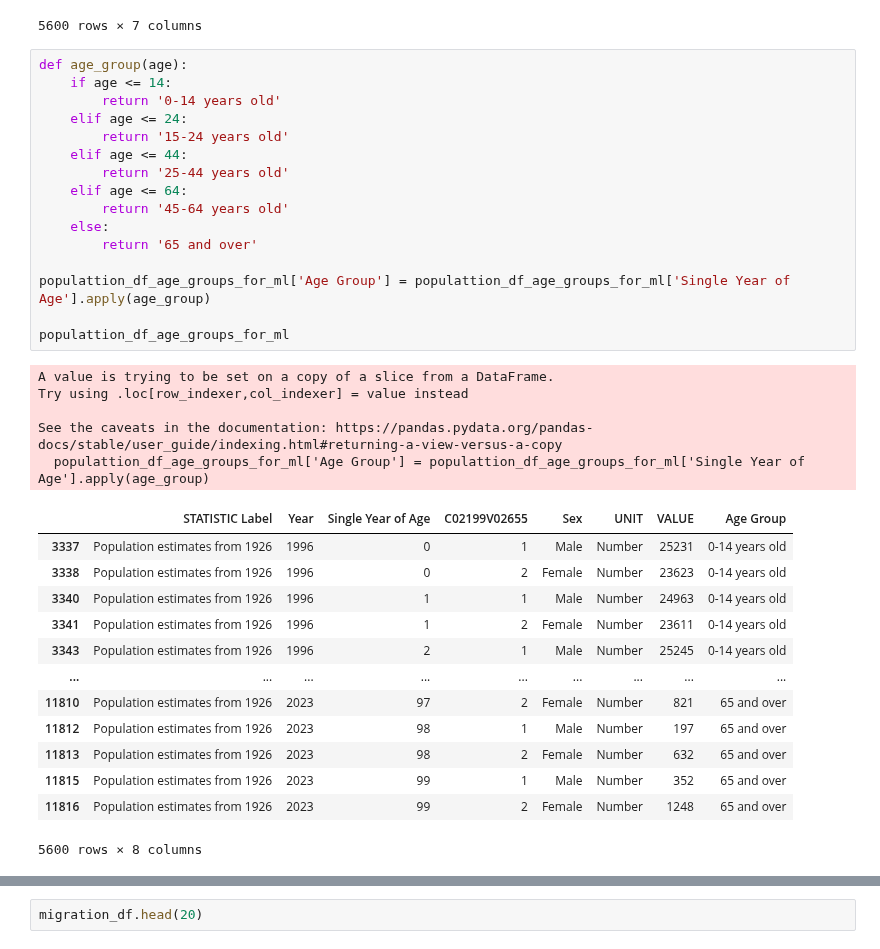
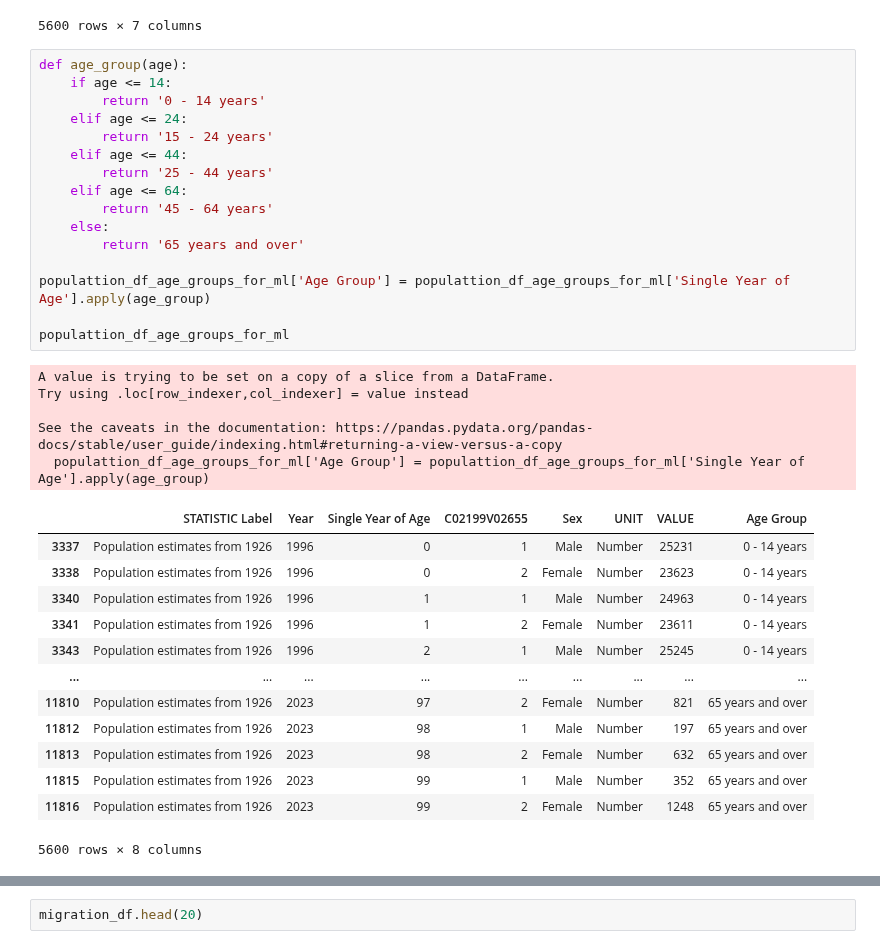
Before and after one commit to Ivkoto/DataAnalyticsMachineLearning, a Jupyter notebook: Data_Preparation/CA1_Data_Prep_V7.ipynb, the cells around one changed output, grey strips where cells are left out. Cells and saved outputs as stored; diff of their text form.

```diff
--- a/Data_Preparation/CA1_Data_Prep_V7.ipynb
+++ b/Data_Preparation/CA1_Data_Prep_V7.ipynb
@@ -91,35 +87,35 @@ See the caveats in the documentation: https://pandas.pydata.org/pandas-docs/stab
 # %%
 def age_group(age):
     if age <= 14:
-        return '0-14 years old'
+        return '0 - 14 years'
     elif age <= 24:
-        return '15-24 years old'
+        return '15 - 24 years'
     elif age <= 44:
-        return '25-44 years old'
+        return '25 - 44 years'
     elif age <= 64:
-        return '45-64 years old'
+        return '45 - 64 years'
     else:
-        return '65 and over'
+        return '65 years and over'
 
 populattion_df_age_groups_for_ml['Age Group'] = populattion_df_age_groups_for_ml['Single Year of Age'].apply(age_group)
 
 populattion_df_age_groups_for_ml
 # %% [output]
 A value is trying to be set on a copy of a slice from a DataFrame.
 Try using .loc[row_indexer,col_indexer] = value instead
 
 See the caveats in the documentation: https://pandas.pydata.org/pandas-docs/stable/user_guide/indexing.html#returning-a-view-versus-a-copy
   populattion_df_age_groups_for_ml['Age Group'] = populattion_df_age_groups_for_ml['Single Year of Age'].apply(age_group)
 |  | STATISTIC Label | Year | Single Year of Age | C02199V02655 | Sex | UNIT | VALUE | Age Group |
-| 3337 | Population estimates from 1926 | 1996 | 0 | 1 | Male | Number | 25231 | 0-14 years old |
-| 3338 | Population estimates from 1926 | 1996 | 0 | 2 | Female | Number | 23623 | 0-14 years old |
-| 3340 | Population estimates from 1926 | 1996 | 1 | 1 | Male | Number | 24963 | 0-14 years old |
-| 3341 | Population estimates from 1926 | 1996 | 1 | 2 | Female | Number | 23611 | 0-14 years old |
-| 3343 | Population estimates from 1926 | 1996 | 2 | 1 | Male | Number | 25245 | 0-14 years old |
+| 3337 | Population estimates from 1926 | 1996 | 0 | 1 | Male | Number | 25231 | 0 - 14 years |
+| 3338 | Population estimates from 1926 | 1996 | 0 | 2 | Female | Number | 23623 | 0 - 14 years |
+| 3340 | Population estimates from 1926 | 1996 | 1 | 1 | Male | Number | 24963 | 0 - 14 years |
+| 3341 | Population estimates from 1926 | 1996 | 1 | 2 | Female | Number | 23611 | 0 - 14 years |
+| 3343 | Population estimates from 1926 | 1996 | 2 | 1 | Male | Number | 25245 | 0 - 14 years |
 | ... | ... | ... | ... | ... | ... | ... | ... | ... |
-| 11810 | Population estimates from 1926 | 2023 | 97 | 2 | Female | Number | 821 | 65 and over |
-| 11812 | Population estimates from 1926 | 2023 | 98 | 1 | Male | Number | 197 | 65 and over |
-| 11813 | Population estimates from 1926 | 2023 | 98 | 2 | Female | Number | 632 | 65 and over |
-| 11815 | Population estimates from 1926 | 2023 | 99 | 1 | Male | Number | 352 | 65 and over |
-| 11816 | Population estimates from 1926 | 2023 | 99 | 2 | Female | Number | 1248 | 65 and over |
+| 11810 | Population estimates from 1926 | 2023 | 97 | 2 | Female | Number | 821 | 65 years and over |
+| 11812 | Population estimates from 1926 | 2023 | 98 | 1 | Male | Number | 197 | 65 years and over |
+| 11813 | Population estimates from 1926 | 2023 | 98 | 2 | Female | Number | 632 | 65 years and over |
+| 11815 | Population estimates from 1926 | 2023 | 99 | 1 | Male | Number | 352 | 65 years and over |
+| 11816 | Population estimates from 1926 | 2023 | 99 | 2 | Female | Number | 1248 | 65 years and over |
 5600 rows × 8 columns
```
Also changed, not shown: parts of 30 cells of this notebook.
